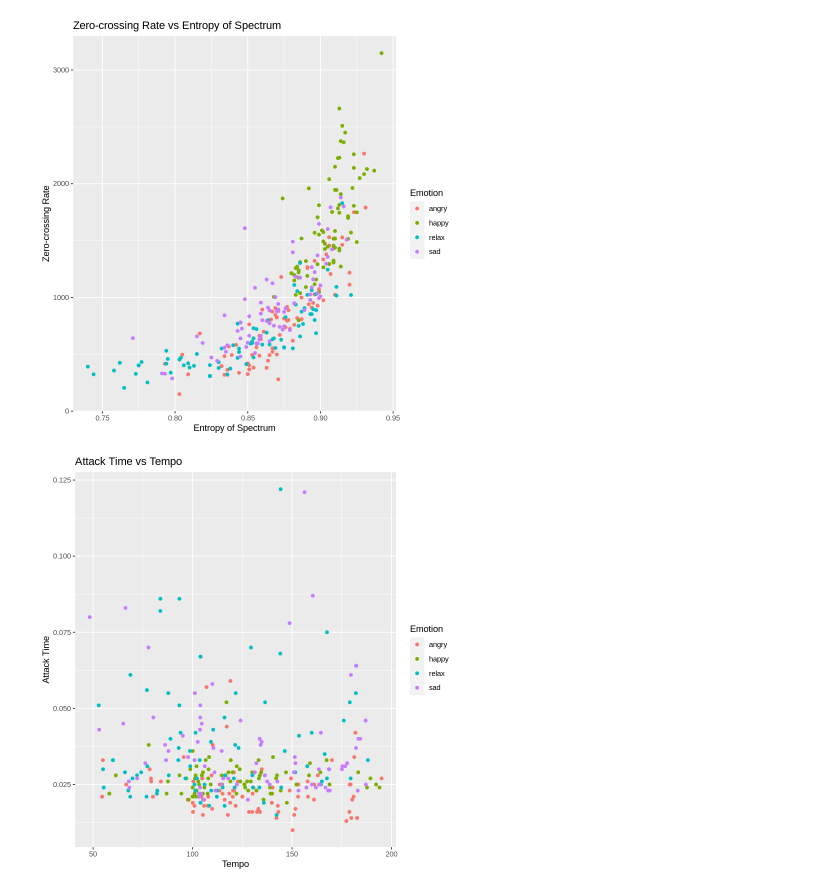
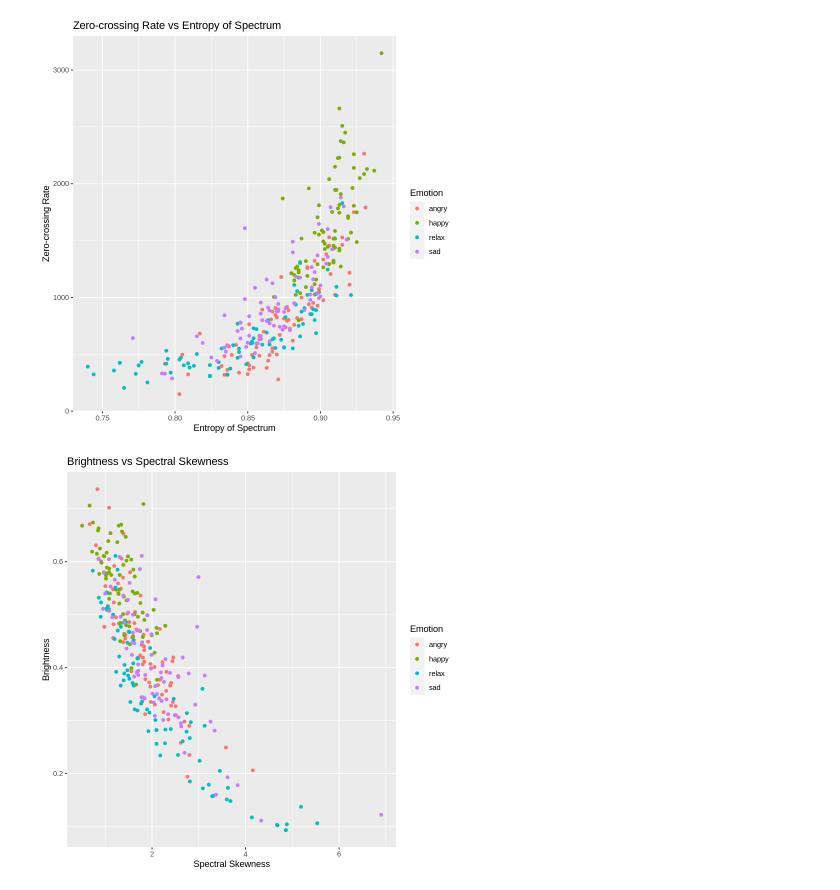
Before and after one commit to sonatuna/DSCI100-project, a Jupyter notebook: project_proposal.ipynb, the cells around one changed output. Saved outputs shown, nothing was run; the diff lists cells and outputs as text; code cells hidden in the pictures.

Commit message:
Final plots

```diff
--- a/project_proposal.ipynb
+++ b/project_proposal.ipynb
@@ -117,11 +117,11 @@ zerocrossingrate_vs_entropyofspectrum_plot
 # %% [output]
 [figure]
 # %%
-tempo_vs_attacktime_plot <- ggplot(turkish_training, aes(x = Tempo_Mean, y = Attack_Time_Mean, color = Class)) +
+tempo_vs_attacktime_plot <- ggplot(turkish_training, aes(x = Spectral_Skewness_Mean, y = Brightness_Mean, color = Class)) +
                 geom_point() +
-                labs(x = "Tempo", y = "Attack Time", color = "Emotion") +
-                ggtitle("Attack Time vs Tempo")
+                labs(x = "Spectral Skewness", y = "Brightness", color = "Emotion") +
+                ggtitle("Brightness vs Spectral Skewness")
 tempo_vs_attacktime_plot
 # %% [output]
-[figure, old version]
+[figure, new version]
 # %%
```
Also changed, not shown: parts of 1 cell of this notebook.
